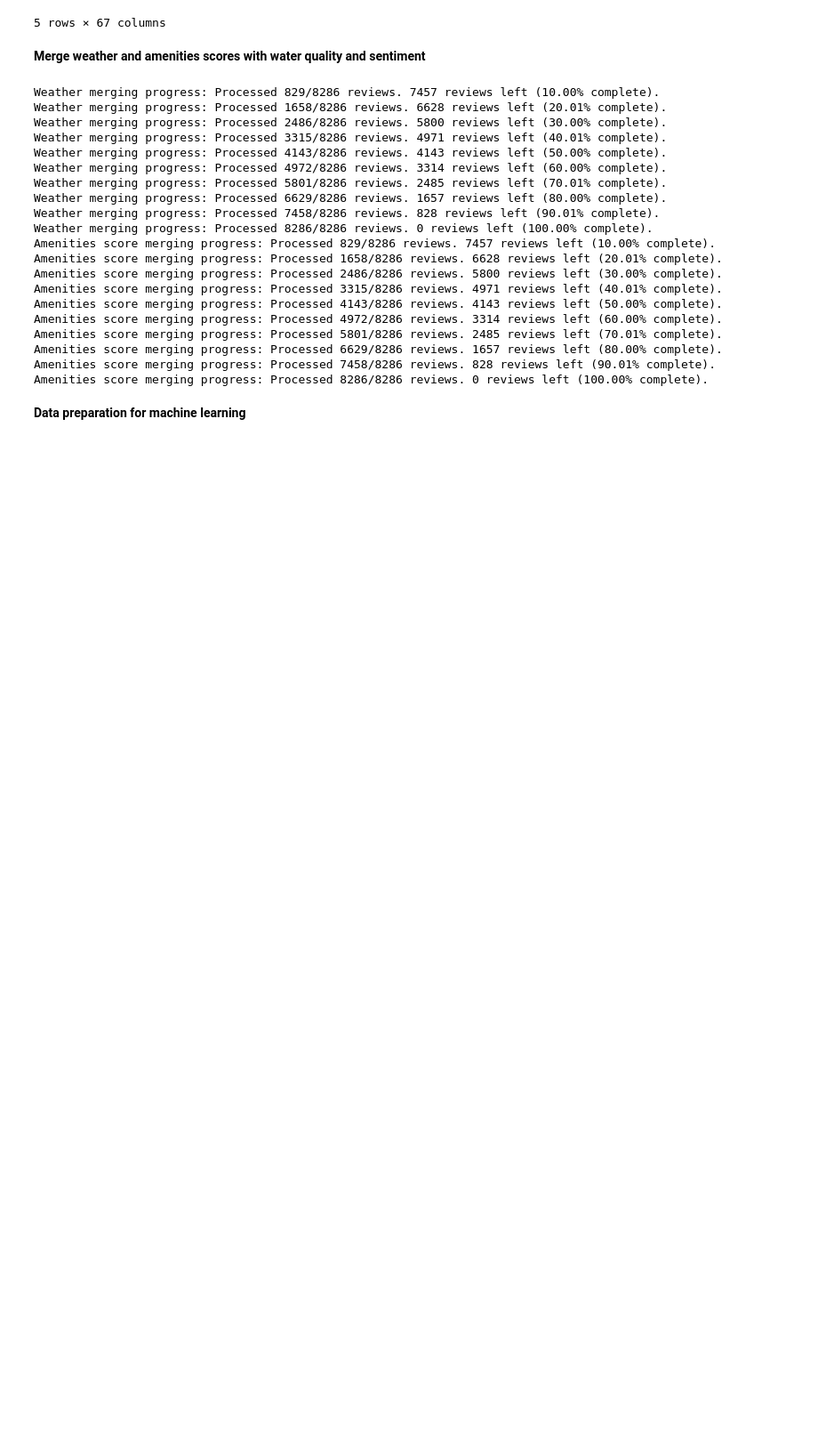
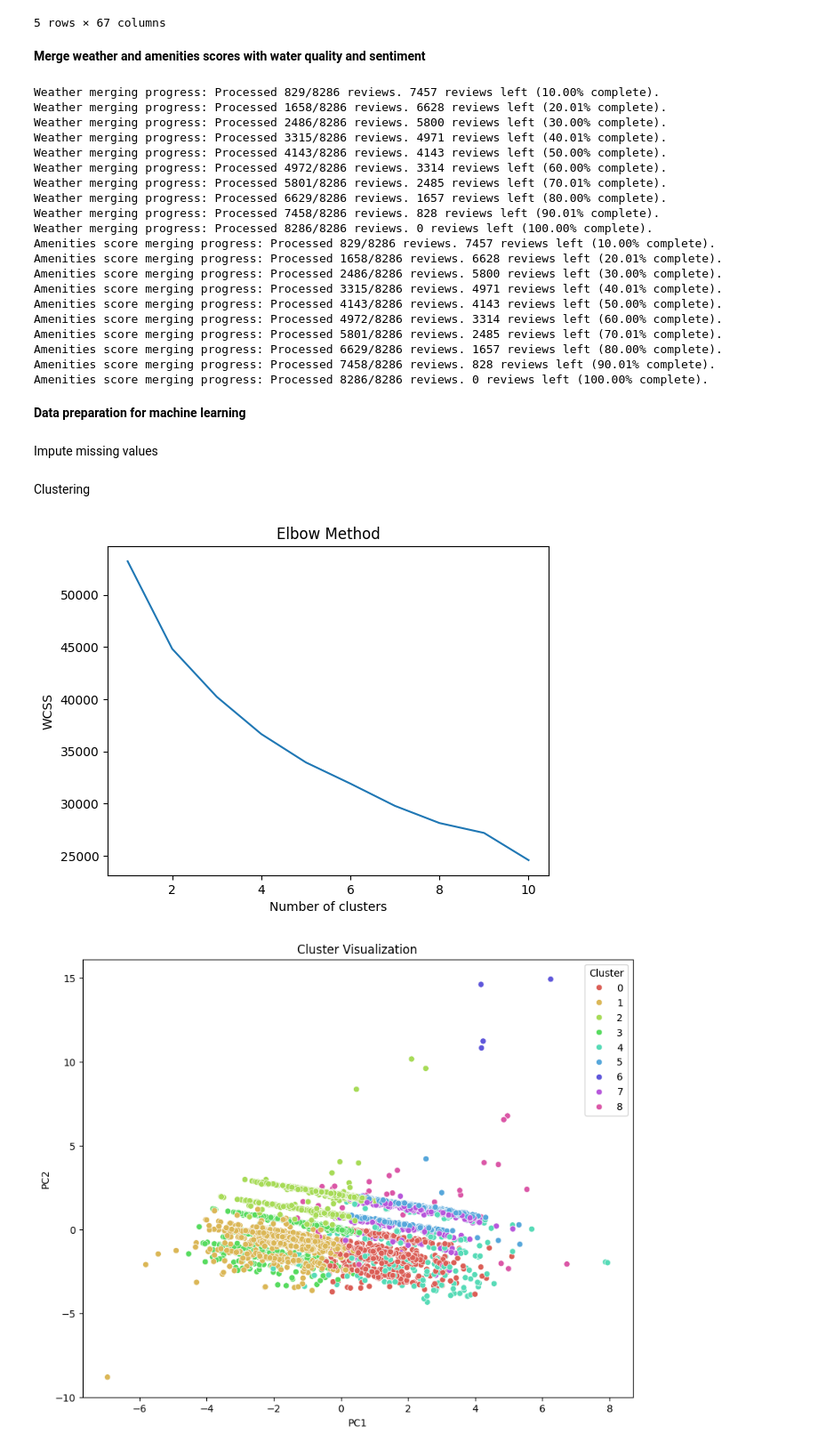
Before and after one commit to Aoyamaxx/Urban, a Jupyter notebook: fianl_data_analysis/analysis.ipynb, the cells around one changed output. Shown at 89% size. Drawn from its saved outputs; the diff is of its cells as text; code cells hidden in the pictures; blank space fills up the shorter version.

```diff
--- a/fianl_data_analysis/analysis.ipynb
+++ b/fianl_data_analysis/analysis.ipynb
@@ -362,0 +369,2 @@ data = pd.read_csv('merged_data\merged_all_cleaned.csv')
+# %% [markdown]
+Impute missing values
@@ -362,0 +395,67 @@ data = pd.read_csv('merged_data\merged_all_cleaned.csv')
+# %% [markdown]
+Clustering
+# %%
+data = pd.read_csv('imputed_data\imputed_data.csv')
+
+# Exclude irrelevant features
+features = data.drop(['Sentiment_Score', 'Lat', 'Long', 'Amenities_Score', 'name', 'review_datetime_utc', 'Location_Unique', 'Translated_Review'], axis=1)
+target = data['Sentiment_Score']
+
+# Standardize the features
+scaler = StandardScaler()
+features_scaled = scaler.fit_transform(features)
+
+# Determine the optimal number of clusters
+wcss = []
+for i in range(1, 11):
+    kmeans = KMeans(n_clusters=i, init='k-means++', random_state=42)
+    kmeans.fit(features_scaled)
+    wcss.append(kmeans.inertia_)
+
+plt.plot(range(1, 11), wcss)
+plt.title('Elbow Method')
+plt.xlabel('Number of clusters')
+plt.ylabel('WCSS')
+plt.show()
+
+# Choose the number of k based on the elbow method
+k = 9
+kmeans = KMeans(n_clusters=k, init='k-means++', random_state=42)
+clusters = kmeans.fit_predict(features_scaled)
+
+clusters = kmeans.labels_
+
+# Assign cluster labels to the data
+data['Cluster'] = clusters
+
+# Use PCA to reduce the dimensionality for visualization
+pca = PCA(n_components=2)
+principal_components = pca.fit_transform(features_scaled)
+
+# Add the PCA components for visualization
+data['PC1'] = principal_components[:, 0]
+data['PC2'] = principal_components[:, 1]
+
+# Plotting the clusters
+plt.figure(figsize=(10, 8))
+sns.scatterplot(x='PC1', y='PC2', hue='Cluster', data=data, palette=sns.color_palette('hls', n_colors=k))
+plt.title('Cluster Visualization')
+plt.show()
+
+numeric_cols_for_analysis = data.select_dtypes(include=['float64', 'int64']).columns
+numeric_cols_for_analysis = numeric_cols_for_analysis.drop(['PC1', 'PC2'])  # Drop the PCA components from analysis
+
+cluster_analysis = data.groupby('Cluster')[numeric_cols_for_analysis].mean()
+
+print(cluster_analysis)
+
+for cluster in sorted(data['Cluster'].unique()):
+    print(f"\nCluster {cluster}:")
+    print(data.loc[data['Cluster'] == cluster, 'name'])
+
+data[['name', 'Cluster', 'PC1', 'PC2']].to_csv('clustering_results_with_pca.csv', index=False)
+
+# cluster_analysis.to_csv('cluster_analysis_summary.csv', index=True)
+# %% [output]
+[figure, added]
+[figure, added]
```
Also changed, not shown: parts of 8 cells of this notebook, 3 other files.
